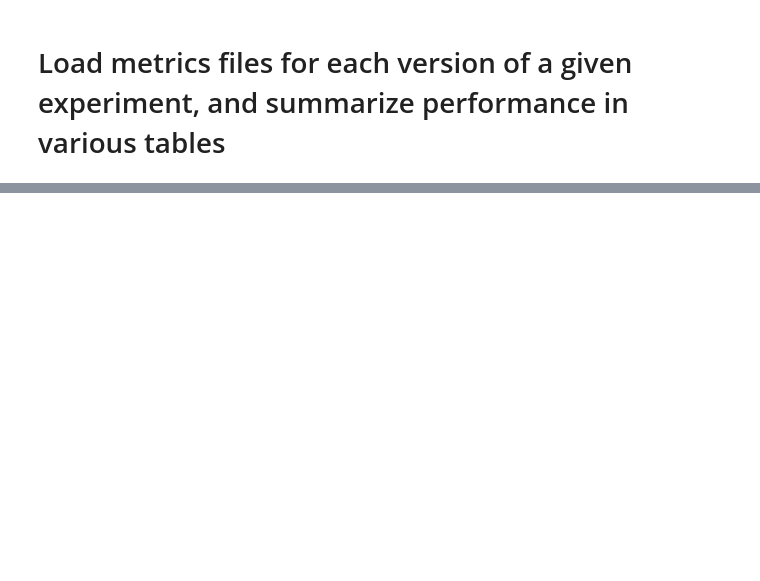
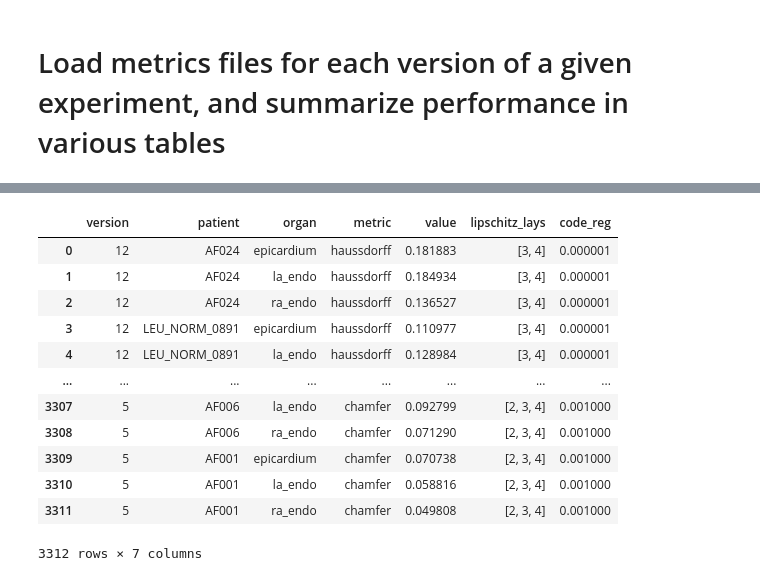
Before and after one commit to enr1xo/deepcsdf-ventricles-MRI, a Jupyter notebook: summarize_experiment_performance.ipynb, the cells around one changed output, grey strips where cells are left out. Drawn from its saved outputs; the diff is of its cells as text; code cells hidden in the pictures; blank space fills up the shorter version.

```diff
--- a/summarize_experiment_performance.ipynb
+++ b/summarize_experiment_performance.ipynb
@@ -208,0 +133,44 @@ table_styled
+# %%
+# for these experiments, names are just like {version}-{experiment_name}-{metric}-{opt}.parquet
+# retrieve all the wanted files
+dfs = []
+
+for file_path in list( METRICS_DIR.glob(f"{experiment_name}*{which_shapes}.csv") ):
+    df = pd.read_csv(file_path)
+
+    # go fetch the specs file to add columns I need to differentiate versions
+    version = file_path.stem.split("-")[1].split("_")[-1]
+
+    df["version"] = int(version)
+
+    with open(f"experiments/{experiment_name}/version_{version}/hparams.json") as f:
+        specs = json.load(f)
+
+    # this has to be changed manually for what is wanted ...
+    df["lipschitz_lays"] = str( specs["Network_specs"]["lipschitz_layers"] )
+    df["code_reg"] = specs["code_reg_lambda"]
+    # df["num_steps"] = specs["NumEpochs"] * np.floor( 89 / specs["batch_size"] )
+    # anneal = specs["anneal_reg_loss"]
+    # df["anneal"] = anneal
+
+    dfs.append(df)
+
+df_all = pd.concat(dfs, ignore_index=True)
+
+df_all["value"] = df_all["value"].apply(parse_value)
+
+df_all
+# %% [output]
+|  | version | patient | organ | metric | value | lipschitz_lays | code_reg |
+| 0 | 12 | AF024 | epicardium | haussdorff | 0.181883 | [3, 4] | 0.000001 |
+| 1 | 12 | AF024 | la_endo | haussdorff | 0.184934 | [3, 4] | 0.000001 |
+| 2 | 12 | AF024 | ra_endo | haussdorff | 0.136527 | [3, 4] | 0.000001 |
+| 3 | 12 | LEU_NORM_0891 | epicardium | haussdorff | 0.110977 | [3, 4] | 0.000001 |
+| 4 | 12 | LEU_NORM_0891 | la_endo | haussdorff | 0.128984 | [3, 4] | 0.000001 |
+| ... | ... | ... | ... | ... | ... | ... | ... |
+| 3307 | 5 | AF006 | la_endo | chamfer | 0.092799 | [2, 3, 4] | 0.001000 |
+| 3308 | 5 | AF006 | ra_endo | chamfer | 0.071290 | [2, 3, 4] | 0.001000 |
+| 3309 | 5 | AF001 | epicardium | chamfer | 0.070738 | [2, 3, 4] | 0.001000 |
+| 3310 | 5 | AF001 | la_endo | chamfer | 0.058816 | [2, 3, 4] | 0.001000 |
+| 3311 | 5 | AF001 | ra_endo | chamfer | 0.049808 | [2, 3, 4] | 0.001000 |
+3312 rows × 7 columns
```
Also changed, not shown: parts of 39 cells of this notebook.
